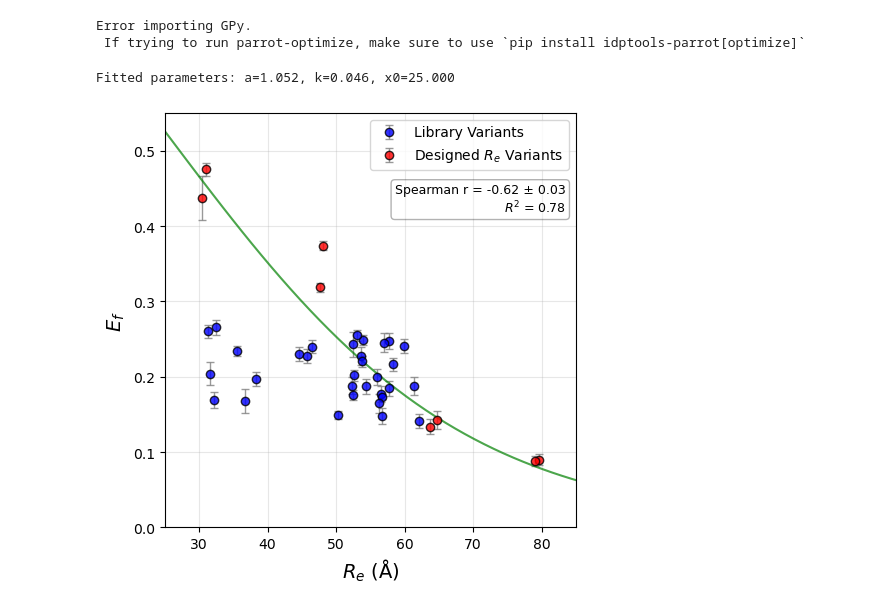
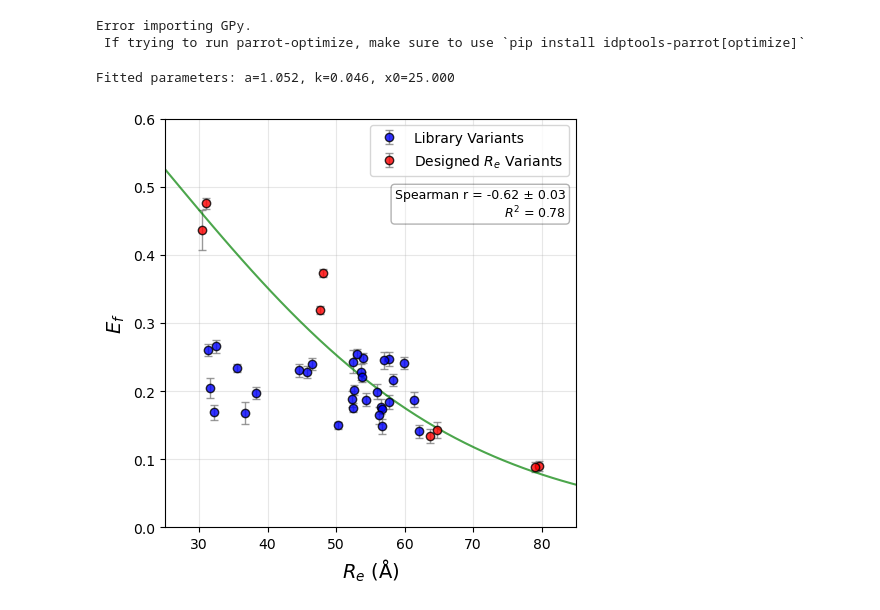
Before and after one commit to sukeniklab/GOOSE_2026, a Jupyter notebook: FRET_data_TB/Fig3_Ef-vs-predRe.ipynb, the cells around one changed output. Drawn from its saved outputs; the diff is of its cells as text; code cells hidden in the pictures.

```diff
--- a/FRET_data_TB/Fig3_Ef-vs-predRe.ipynb
+++ b/FRET_data_TB/Fig3_Ef-vs-predRe.ipynb
@@ -140,32 +140,32 @@ bounds = ([0, 0, 25], [np.inf, np.inf, 90])
 # Fit the curve
 popt, pcov = curve_fit(reversed_sigmoid, x_data, y_data, p0=p0, bounds=bounds ,maxfev=10000)
 
 # Calculate R-squared
 y_pred = reversed_sigmoid(x_data, *popt)
 ss_res = np.sum((y_data - y_pred)**2)
 ss_tot = np.sum((y_data - np.mean(y_data))**2)
 r_squared = 1 - (ss_res / ss_tot)
 
 # Plot fitted curve
 x_fit = np.linspace(-50, 90, 100)
 y_fit = reversed_sigmoid(x_fit, *popt)
 ax.plot(x_fit, y_fit, 'green', linewidth=1.5, alpha=0.7)
 
 # Formatting
 ax.set_xlim(25, 85)
-ax.set_ylim(0, .55)
+ax.set_ylim(0, .6)
 ax.set_xlabel(r'$R_e$ (Å)', fontsize=14)
 ax.set_ylabel(r'$E_{f}$', fontsize=14)
 ax.grid(True, alpha=0.3)
 ax.legend(loc='upper right', frameon=True, fontsize=10)
 ax.text(0.975, 0.83, f'Spearman r = {spearman_r_mean:.2f} ± {spearman_r_std:.2f}\n$R^2$ = {r_squared:.2f}',
         transform=ax.transAxes, fontsize=9, verticalalignment='top',
         horizontalalignment='right', bbox=dict(boxstyle='round', facecolor='white', alpha=0.3))
 
 plt.tight_layout()
 plt.savefig('Figure_graphs/Fig3/Ef_vs_predRe.svg')
 
 print(f"Fitted parameters: a={popt[0]:.3f}, k={popt[1]:.3f}, x0={popt[2]:.3f}")
 # %% [output]
 Fitted parameters: a=1.052, k=0.046, x0=25.000
-[figure, old version]
+[figure, new version]
```
Also changed, not shown: 5 other files.
